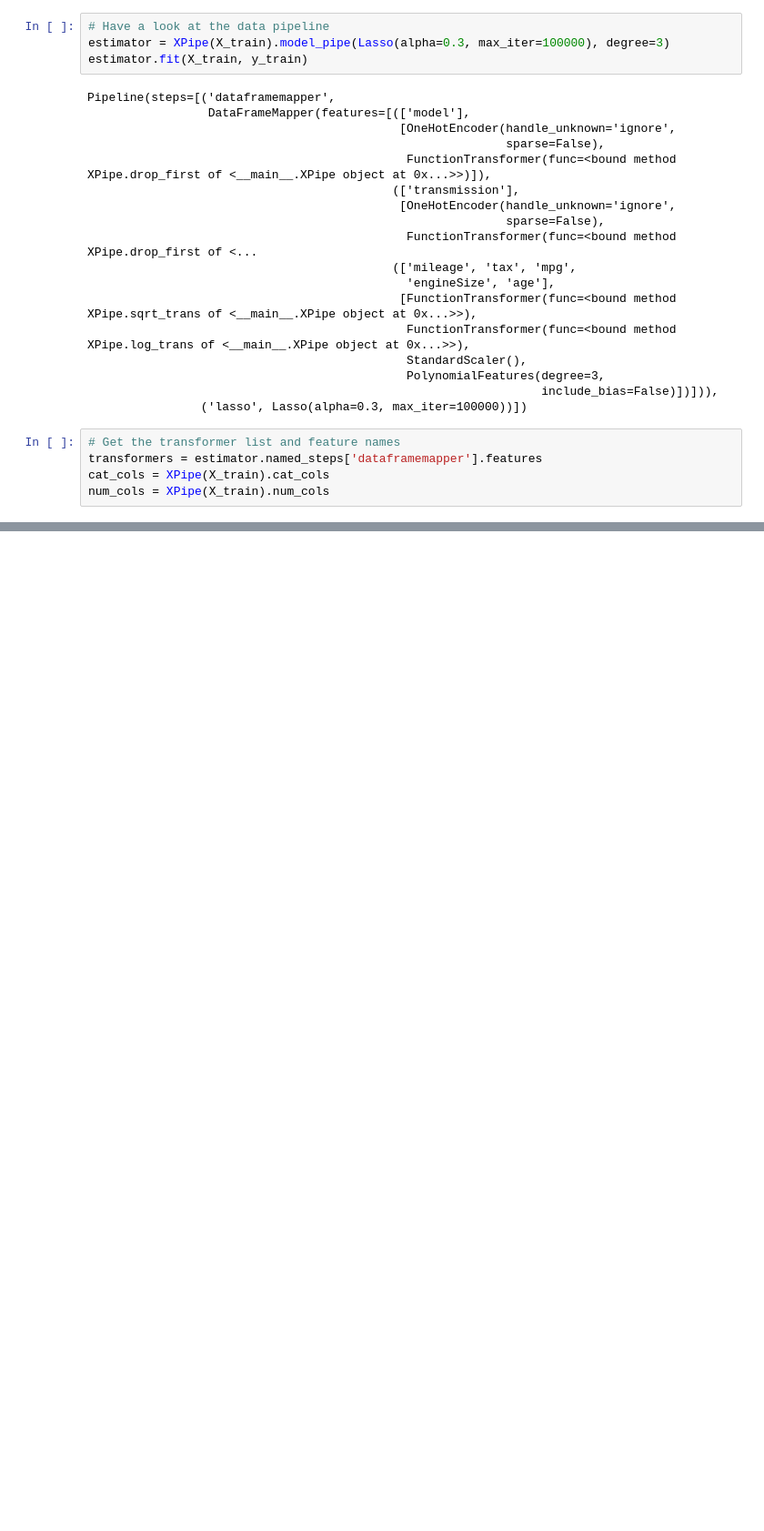
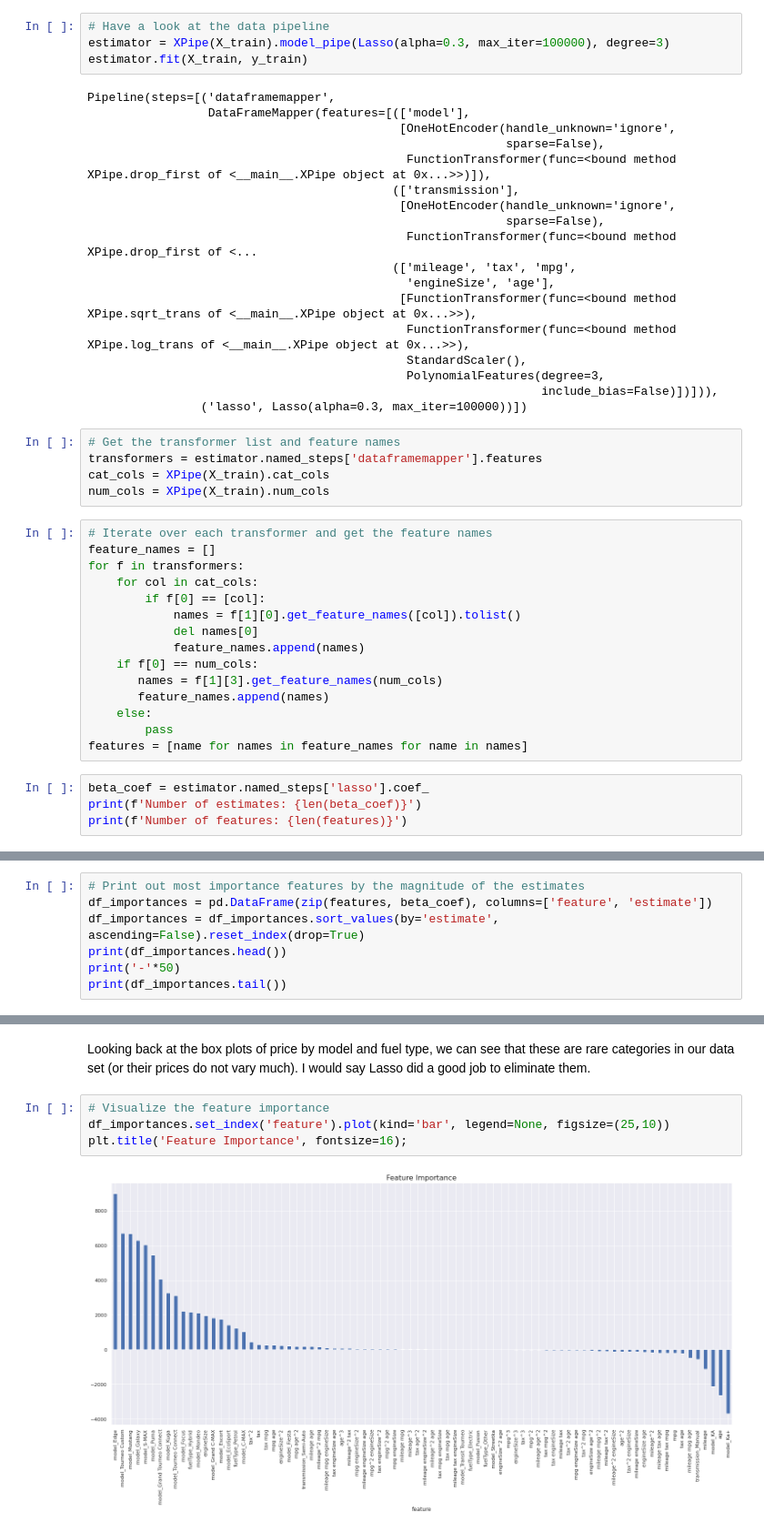
Before and after one commit to kston/ford_regression_regularization, a Jupyter notebook: Ford_Dataset_Linear_Regr_and_Regul.ipynb, the cells around one changed output, grey strips where cells are left out. Shown at 91% size. Cells and saved outputs as stored; diff of their text form; blank space fills up the shorter version.

```diff
--- a/Ford_Dataset_Linear_Regr_and_Regul.ipynb
+++ b/Ford_Dataset_Linear_Regr_and_Regul.ipynb
@@ -1233,3 +1235,22 @@ Pipeline(steps=[('dataframemapper',
 transformers = estimator.named_steps['dataframemapper'].features
 cat_cols = XPipe(X_train).cat_cols
 num_cols = XPipe(X_train).num_cols
+# %%
+# Iterate over each transformer and get the feature names
+feature_names = []
+for f in transformers:
+    for col in cat_cols:
+        if f[0] == [col]:
+            names = f[1][0].get_feature_names([col]).tolist()
+            del names[0]
+            feature_names.append(names)
+    if f[0] == num_cols:
+       names = f[1][3].get_feature_names(num_cols)
+       feature_names.append(names)
+    else:
+        pass
+features = [name for names in feature_names for name in names]
+# %%
+beta_coef = estimator.named_steps['lasso'].coef_
+print(f'Number of estimates: {len(beta_coef)}')
+print(f'Number of features: {len(features)}')
@@ -1235,0 +1260,7 @@ num_cols = XPipe(X_train).num_cols
+# %%
+# Print out most importance features by the magnitude of the estimates
+df_importances = pd.DataFrame(zip(features, beta_coef), columns=['feature', 'estimate'])
+df_importances = df_importances.sort_values(by='estimate', ascending=False).reset_index(drop=True)
+print(df_importances.head())
+print('-'*50)
+print(df_importances.tail())
@@ -1235,0 +1296,8 @@ num_cols = XPipe(X_train).num_cols
+# %% [markdown]
+Looking back at the box plots of price by model and fuel type, we can see that these are rare categories in our data set (or their prices do not vary much). I would say Lasso did a good job to eliminate them.
+# %%
+# Visualize the feature importance
+df_importances.set_index('feature').plot(kind='bar', legend=None, figsize=(25,10))
+plt.title('Feature Importance', fontsize=16);
+# %% [output]
+[figure, added]
```
Also changed, not shown: parts of 18 cells of this notebook.
